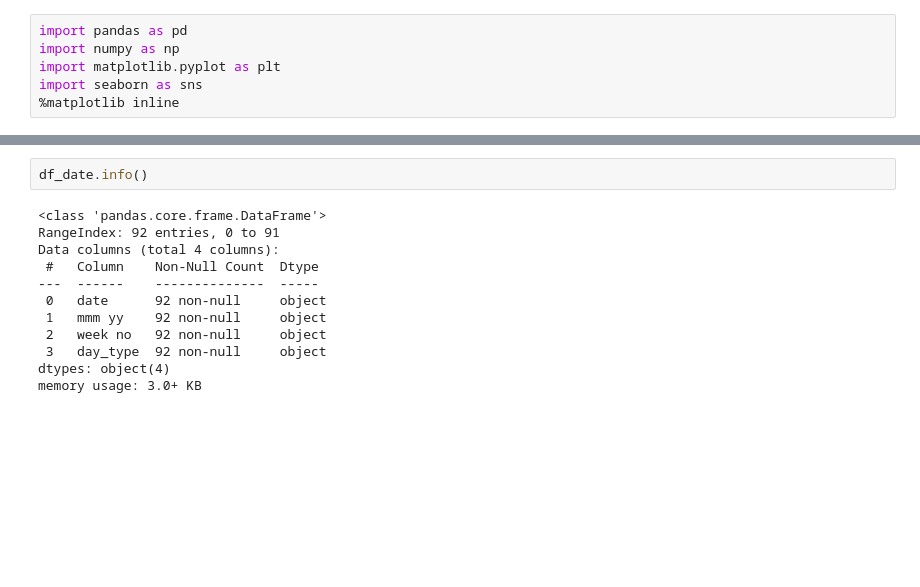
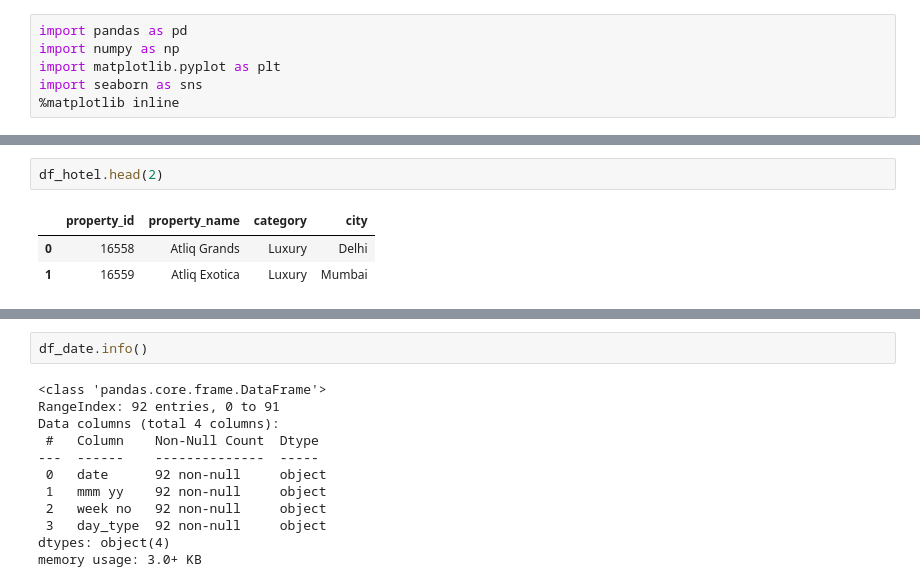
Before and after one commit to shubham1894/Data-Science-Portfolio, a Jupyter notebook: Atliq Hospitality Revenue/HotelBooking2.ipynb, the cells around one changed output, grey strips where cells are left out. Cells and saved outputs as stored; diff of their text form; blank space fills up the shorter version.

Commit message:
Atliq Hospitality Revenue Analysis

```diff
--- a/Atliq Hospitality Revenue/HotelBooking2.ipynb
+++ b/Atliq Hospitality Revenue/HotelBooking2.ipynb
@@ -15,0 +36,6 @@ df_date.head(2)
+# %%
+df_hotel.head(2)
+# %% [output]
+|  | property_id | property_name | category | city |
+| 0 | 16558 | Atliq Grands | Luxury | Delhi |
+| 1 | 16559 | Atliq Exotica | Luxury | Mumbai |
```
Also changed, not shown: parts of 15 cells of this notebook.
